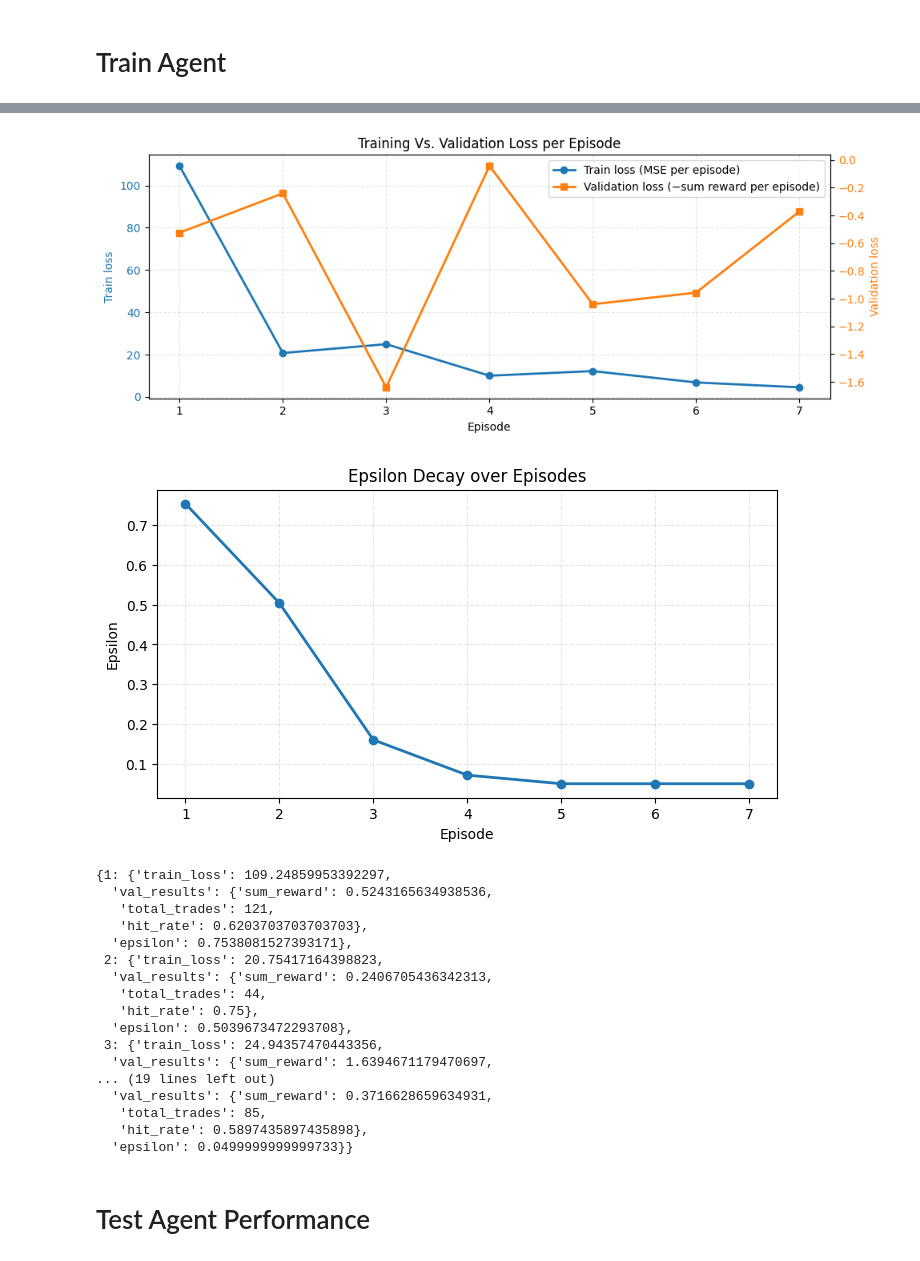
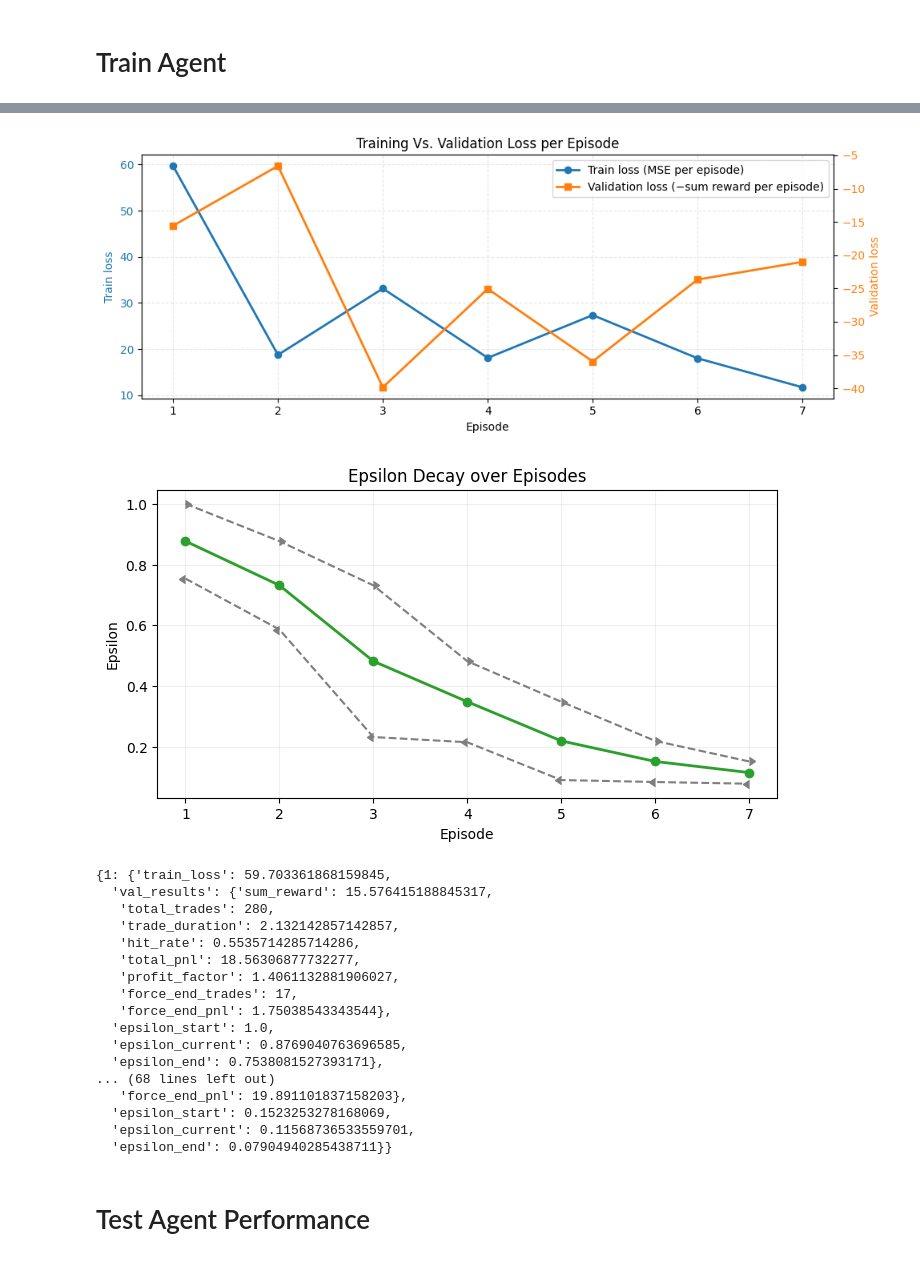
Before and after one commit to shh1v/ReinforceTrader, a Jupyter notebook: ReinforceTrader.ipynb, the cells around one changed output, grey strips where cells are left out. Saved outputs shown, nothing was run; the diff lists cells and outputs as text; code cells hidden in the pictures.

Commit message:
Reorganize codefile, train model

```diff
--- a/ReinforceTrader.ipynb
+++ b/ReinforceTrader.ipynb
@@ -47,11 +84,14 @@ Loading cached data from data/raw/DJI_tickers_data_1999-08-01_2025-08-11.csv
 # %%
 # Instantiate Feature Builder to Build relevant features for state space
-feature_builder = FeatureBuilder(hist_prices=raw_data)
+feature_builder = FeatureBuilder(ticker_data=ticker_data, benchmark_data=benchmark_data, return_horizons=horizons)
 
 # Build the features
 feature_builder.build_features()
+
+# Store the computed features and the feature index ranges (used later)
 features_data = feature_builder.get_features()
+feature_indices = feature_builder.get_feature_indices()
 
 # Inspect the features
-display_df(features_data, rows=5)
+display_df(features_data, rows=20)
 # %% [output]
@@ -69,5 +120,5 @@ File already exists, skipping save: data/processed/DJI_tickers_features_2000-03-
 # %%
-state_loader = EpisodeStateLoader(features_data, 'configs/regimes_trans_incl_episodes.json')
+state_loader = EpisodeStateLoader(features_data, feature_indices, 'configs/regimes_trans_incl_episodes.json')
 # %%
 state_loader.get_state_matrix('train', 1, 'AAPL', 2, 4)
 # %% [output]
@@ -93,17 +161,18 @@ array([9.1983491e-01, 1.0263124e+00, 9.1279936e-01, 1.0127096e+00,
 # %%
 # Init the RL agent and DQN Model
 agent_config = {
-    'num_motif_features': 3,
+    'num_motif_features': 5,
     'num_context_features': 8,
     'learning_rate': 1e-3,
     'memory_buffer_len': 100000,
     'state_matrix_window': 60,
     'epsilon_start': 1.0,
     'epsilon_min': 0.05,
+    'epsilon_boost_factor': 0.5,
     'decay_updates': 50000,
     'discount_factor': 0.95
 }
 
-agent = RLAgent(agent_config=agent_config)
+agent = RLAgent(agent_config=agent_config, reward_params=reward_params)
 # %% [output]
 WARNING: All log messages before absl::InitializeLog() is called are written to STDERR
@@ -126,12 +185,11 @@ training_config = {
     'val_group_size': 5,
     'replay_start_size': 5000,
     'train_interval': 1,
-    'gradient_step_repeat': 2,
     'model_dir': 'model_checkpoints/',
     'plots_dir': 'plots/',
     'logs_dir': 'logs/'
 }
 # %%
-episode_list = np.arange(1, 8)
+episode_list = list(range(1, 8))
 agent.train(state_loader, episode_list, training_config)
 # %% [output]
@@ -145,22 +224,22 @@ Episode 7 summary: Train loss: 4.5322, Val loss: -0.3717, Total val trades: 85,
-[figure, old version]
+[figure, new version]
-[figure, old version]
+[figure, new version]
-{1: {'train_loss': 109.24859953392297,
-  'val_results': {'sum_reward': 0.5243165634938536,
-   'total_trades': 121,
-   'hit_rate': 0.6203703703703703},
-  'epsilon': 0.7538081527393171},
- 2: {'train_loss': 20.75417164398823,
-  'val_results': {'sum_reward': 0.2406705436342313,
-   'total_trades': 44,
-   'hit_rate': 0.75},
-  'epsilon': 0.5039673472293708},
- 3: {'train_loss': 24.94357470443356,
-  'val_results': {'sum_reward': 1.6394671179470697,
-... (19 lines left out)
-  'val_results': {'sum_reward': 0.3716628659634931,
-   'total_trades': 85,
-   'hit_rate': 0.5897435897435898},
-  'epsilon': 0.0499999999999733}}
+{1: {'train_loss': 59.703361868159845,
+  'val_results': {'sum_reward': 15.576415188845317,
+   'total_trades': 280,
+   'trade_duration': 2.132142857142857,
+   'hit_rate': 0.5535714285714286,
+   'total_pnl': 18.56306877732277,
+   'profit_factor': 1.4061132881906027,
+   'force_end_trades': 17,
+   'force_end_pnl': 1.75038543343544},
+  'epsilon_start': 1.0,
+  'epsilon_current': 0.8769040763696585,
+  'epsilon_end': 0.7538081527393171},
+... (68 lines left out)
+   'force_end_pnl': 19.891101837158203},
+  'epsilon_start': 0.1523253278168069,
+  'epsilon_current': 0.11568736533559701,
+  'epsilon_end': 0.07904940285438711}}
 # %% [markdown]
 # Test Agent Performance
 # %%
```
Also changed, not shown: parts of 17 cells of this notebook, 17 other files.
